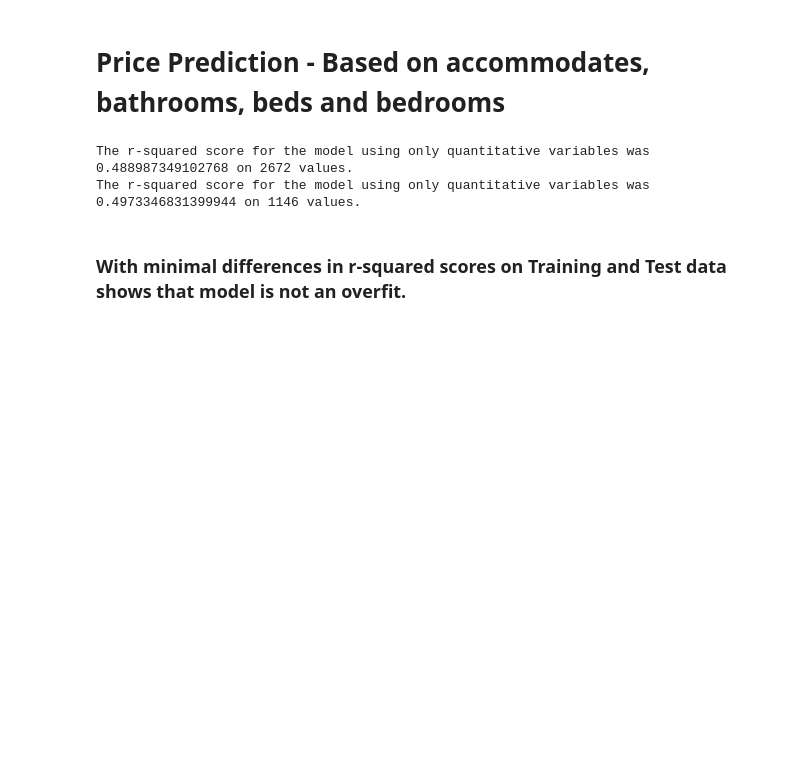
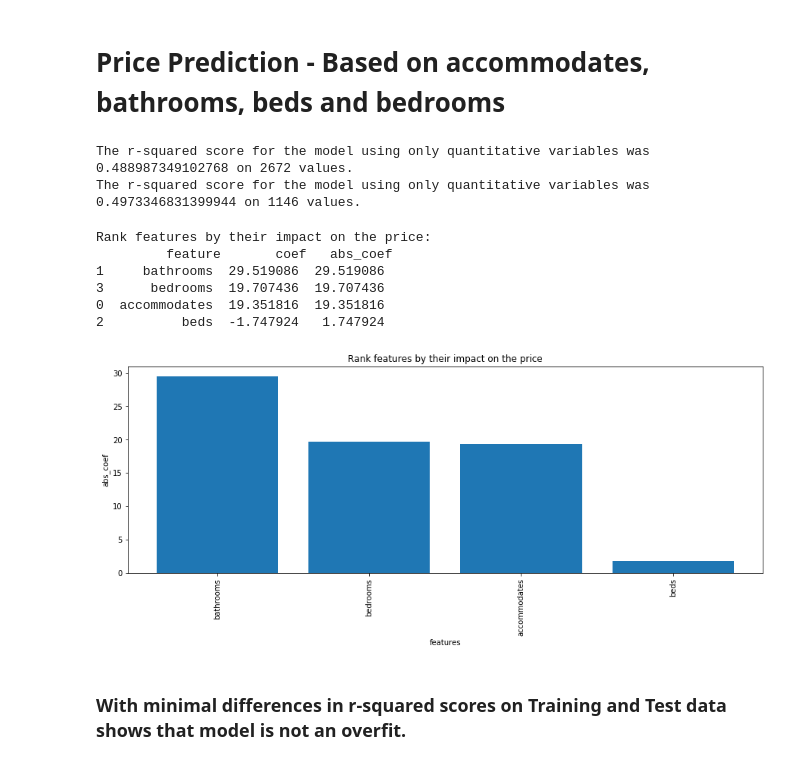
Before and after one commit to ajayk375/ajayk375, a Jupyter notebook: AirBnB_Project3.ipynb, the cells around one changed output. Drawn from its saved outputs; the diff is of its cells as text; code cells hidden in the pictures; blank space fills up the shorter version.

```diff
--- a/AirBnB_Project3.ipynb
+++ b/AirBnB_Project3.ipynb
@@ -361,6 +361,29 @@ print("The r-squared score for the model using only quantitative variables was {
 # %% [output]
 The r-squared score for the model using only quantitative variables was 0.488987349102768 on 2672 values.
 The r-squared score for the model using only quantitative variables was 0.4973346831399944 on 1146 values.
+# %%
+coef_df = pd.DataFrame()
+coef_df['feature'] = X_train.columns
+coef_df['coef'] = lm_model.coef_
+coef_df['abs_coef'] = np.abs(lm_model.coef_)
+coef_df = coef_df.sort_values(by=['abs_coef'], ascending=False)
+print('Rank features by their impact on the price: \n', coef_df, '\n')
+
+plt.figure(figsize = (15,5))
+plt.bar(coef_df['feature'], coef_df['abs_coef'])
+plt.xlabel('features')
+plt.xticks(coef_df['feature'], rotation = 90)
+plt.ylabel('abs_coef')
+plt.title('Rank features by their impact on the price')
+plt.show()
+# %% [output]
+Rank features by their impact on the price:
+         feature       coef   abs_coef
+1     bathrooms  29.519086  29.519086
+3      bedrooms  19.707436  19.707436
+0  accommodates  19.351816  19.351816
+2          beds  -1.747924   1.747924
+[figure, added]
 # %% [markdown]
 ### With minimal differences in r-squared scores on Training and Test data shows that model is not an overfit.
 # %%
```
Also changed, not shown: parts of 3 cells of this notebook, 1 other file.
